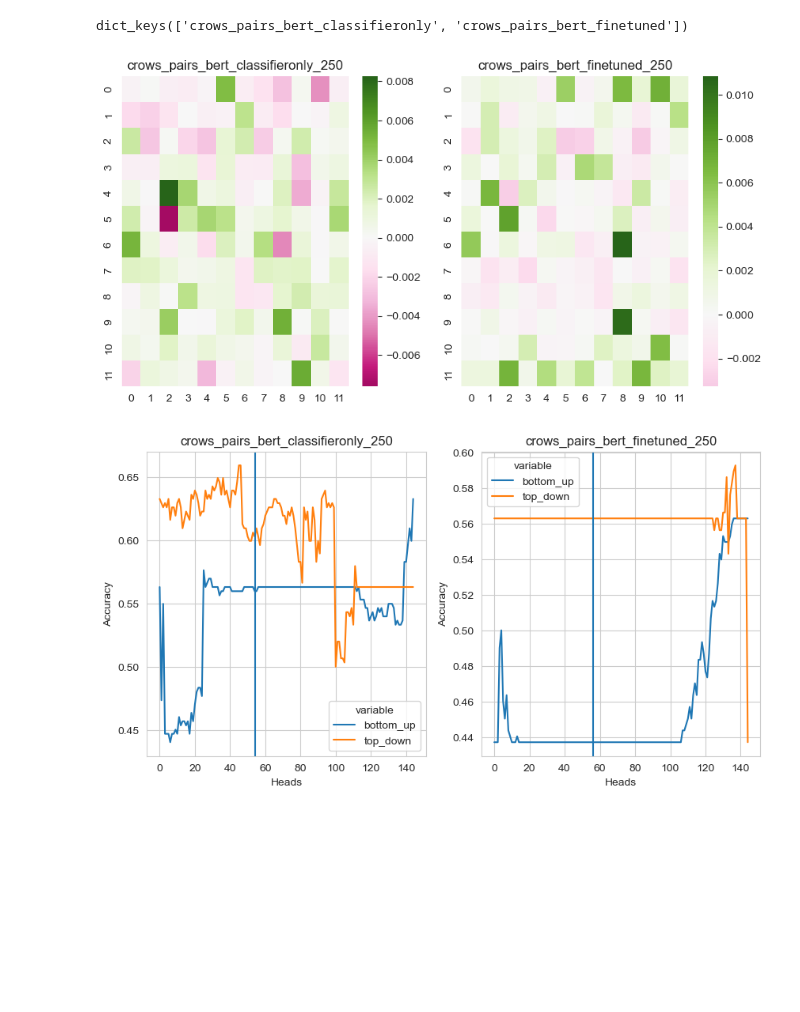
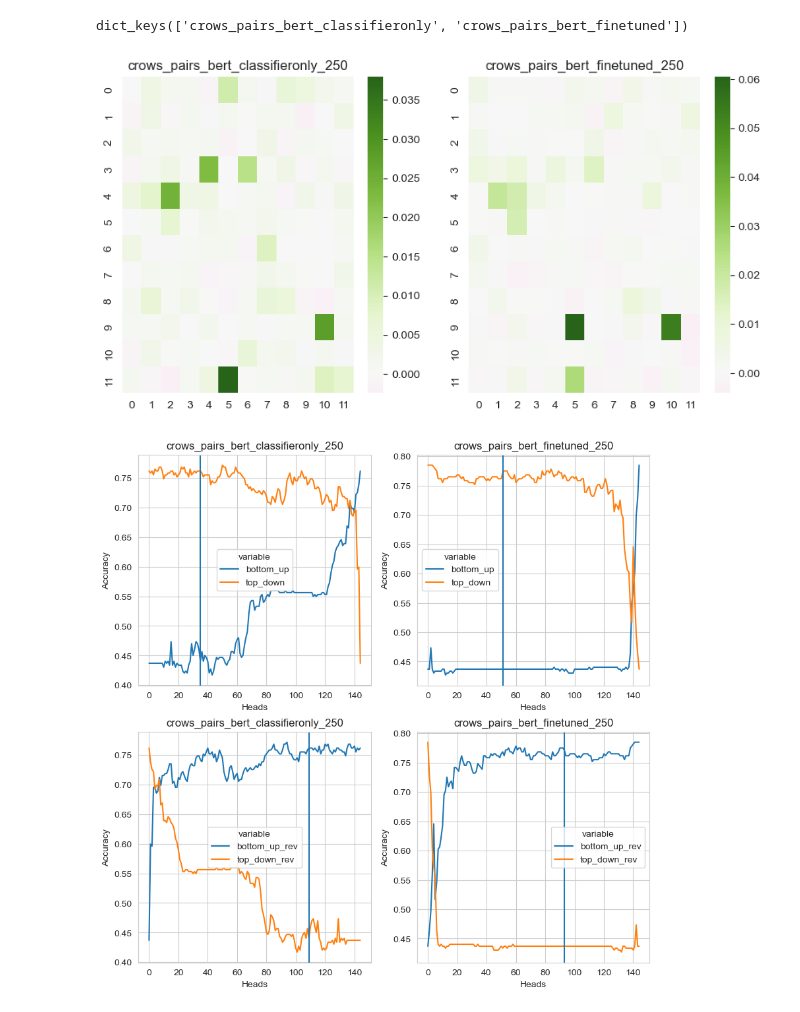
Before and after one commit to henryscheible/nlp-research, a Jupyter notebook: visualizations/multidatacomparison.ipynb, the cells around one changed output. Cells and saved outputs as stored; diff of their text form; code cells hidden in the pictures; blank space fills up the shorter version.

Commit message:
add more experiments

```diff
--- a/visualizations/multidatacomparison.ipynb
+++ b/visualizations/multidatacomparison.ipynb
@@ -7,7 +7,7 @@ import numpy as np
 import pandas as pd
 import itertools
 # %%
-RESULT_URL = "https://huggingface.co/henryscheible/experiment_results/raw/main/results_2022-11-07%2018%3A00%3A26.931451.json"
+RESULT_URL = "https://huggingface.co/henryscheible/experiment_results/raw/main/results_2022-11-21%2021%3A51%3A35.372482.json"
 # %%
 data = json.loads(requests.get(RESULT_URL).text)
 # %%
@@ -27,25 +27,40 @@ for i, checkpoint in enumerate(checkpoints):
     sns.heatmap(np.array(data[checkpoint][suffix]["contribs"]).reshape(12, 12), ax=ax, cmap="PiYG", center=0)
 plt.show()
 # %% [output]
-[figure, old version]
+[figure, new version]
 # %%
-fig = plt.figure(figsize=(10, 5))
+fig = plt.figure(figsize=(10, 10))
 fig.subplots_adjust(hspace=0.2, wspace=0.2)
 for i, checkpoint in enumerate(checkpoints):
     for j, suffix in enumerate(suffixes):
-        ax = fig.add_subplot(len(suffixes), len(checkpoints), len(checkpoints)*j+i+1)
+        ax = fig.add_subplot(2*len(suffixes), len(checkpoints), 2*len(checkpoints)*j+i+1)
         df = pd.DataFrame({
             'heads': np.arange(145),
             'bottom_up': data[checkpoint][suffix]["bottom_up_results"],
-            'top_down': data[checkpoint][suffix]["top_down_results"]
+            'top_down': data[checkpoint][suffix]["top_down_results"],
         })
         contribs = np.asarray(data[checkpoint][suffix]["contribs"])
         vline = (contribs < 0).sum()
         ax.set_title(f"{checkpoint}_{suffix}")
         sns.lineplot(x='heads', y='value', hue='variable',
                     data=pd.melt(df, ['heads']), ax=ax)
         ax.set(xlabel="Heads", ylabel="Accuracy")
         ax.axvline(vline, 0, 1)
+
+        ax = fig.add_subplot(2*len(suffixes), len(checkpoints), len(checkpoints)*(2*j+1)+i+1)
+        df = pd.DataFrame({
+            'heads': np.arange(145),
+            'bottom_up_rev': data[checkpoint][suffix]["bottom_up_rev_results"],
+            'top_down_rev': data[checkpoint][suffix]["top_down_rev_results"],
+        })
+        contribs = np.asarray(data[checkpoint][suffix]["contribs"])
+        vline = (contribs > 0).sum()
+        ax.set_title(f"{checkpoint}_{suffix}")
+        sns.lineplot(x='heads', y='value', hue='variable',
+                    data=pd.melt(df, ['heads']), ax=ax)
+        ax.set(xlabel="Heads", ylabel="Accuracy")
+        ax.axvline(vline, 0, 1)
+
 plt.show()
 # %% [output]
-[figure, old version]
+[figure, new version]
```
Also changed, not shown: 6 other files.
